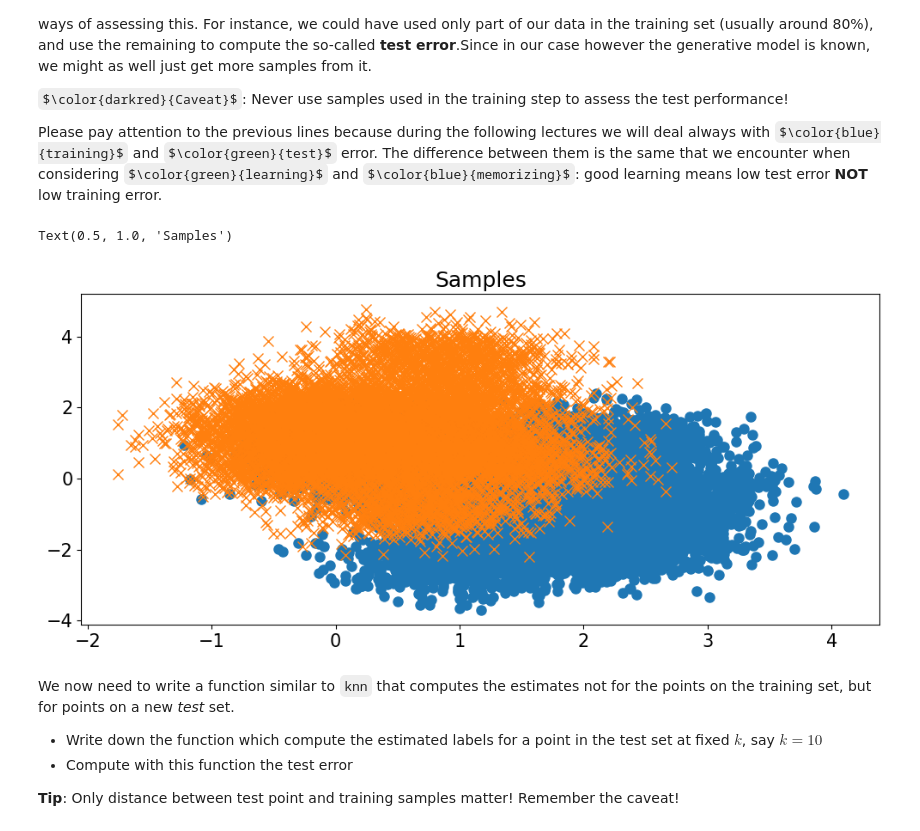
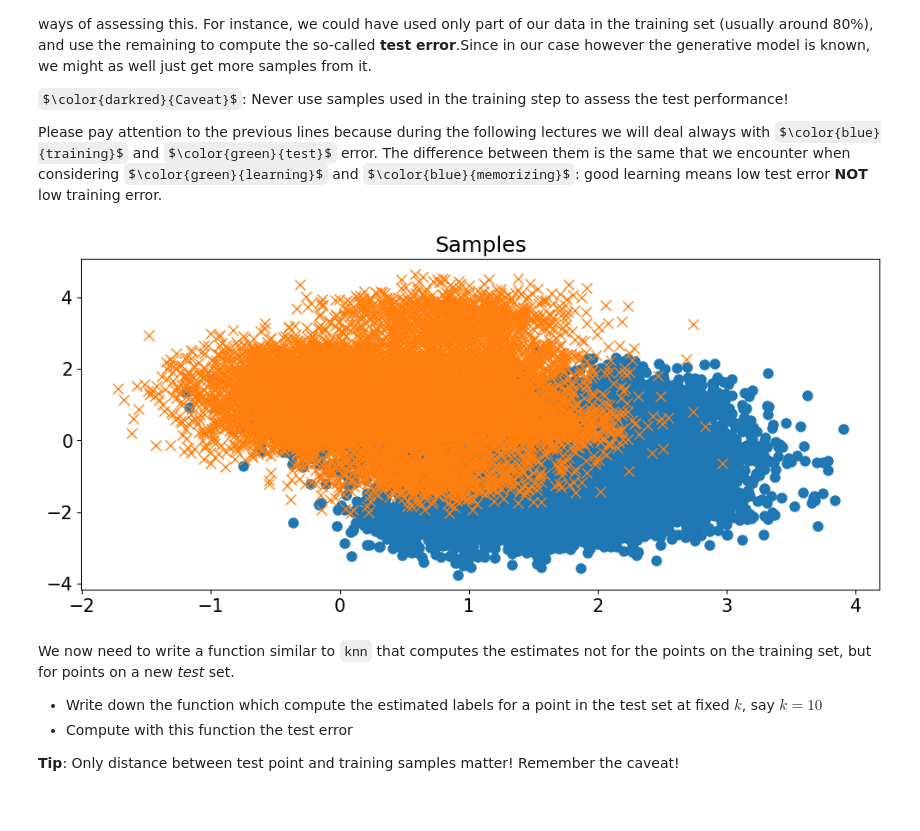
Before and after one commit to filippoquadri/FundamentalLearningEPFL, a Jupyter notebook: TP3/TP3_FoIL_quadri.ipynb, the cells around one changed output. Saved outputs shown, nothing was run; the diff lists cells and outputs as text; code cells hidden in the pictures; some formulas as TeX source.

```diff
--- a/TP3/TP3_FoIL_quadri.ipynb
+++ b/TP3/TP3_FoIL_quadri.ipynb
@@ -188,20 +207,19 @@ Please pay attention to the previous lines because during the following lectures
 # %%
 # Coding together #
 # Coding together #
 samples_per_class = 10000
 
-class_0_labels = np.random.randint(10, size=samples_per_class)
-class_1_labels = np.random.randint(10, size=samples_per_class)
+class_0_test_labels = np.random.randint(10, size=samples_per_class)
+class_1_test_labels = np.random.randint(10, size=samples_per_class)
 
-class_0_samples = class_0_centroids[class_0_labels, :] + np.sqrt(1. / 5) * np.random.randn(samples_per_class, 2)
-class_1_samples = class_1_centroids[class_1_labels, :] + np.sqrt(1. / 5) * np.random.randn(samples_per_class, 2)
+class_0_test_samples = class_0_centroids[class_0_test_labels, :] + np.sqrt(1. / 5) * np.random.randn(samples_per_class, 2)
+class_1_test_samples = class_1_centroids[class_1_test_labels, :] + np.sqrt(1. / 5) * np.random.randn(samples_per_class, 2)
 
 plt.figure(figsize=(12, 5))
-plt.plot(class_0_samples[:, 0], class_0_samples[:, 1], "o", label="Class 0", markersize=8)
-plt.plot(class_1_samples[:, 0], class_1_samples[:, 1], "x", label="Class 1", markersize=8)
-plt.title("Samples")
+plt.plot(class_0_test_samples[:, 0], class_0_test_samples[:, 1], "o", label="Class 0", markersize=8)
+plt.plot(class_1_test_samples[:, 0], class_1_test_samples[:, 1], "x", label="Class 1", markersize=8)
+plt.title("Samples");
 # %% [output]
-Text(0.5, 1.0, 'Samples')
-[figure, old version]
+[figure, new version]
 # %%
 # Coding together #
```
Also changed, not shown: parts of 20 cells of this notebook.
